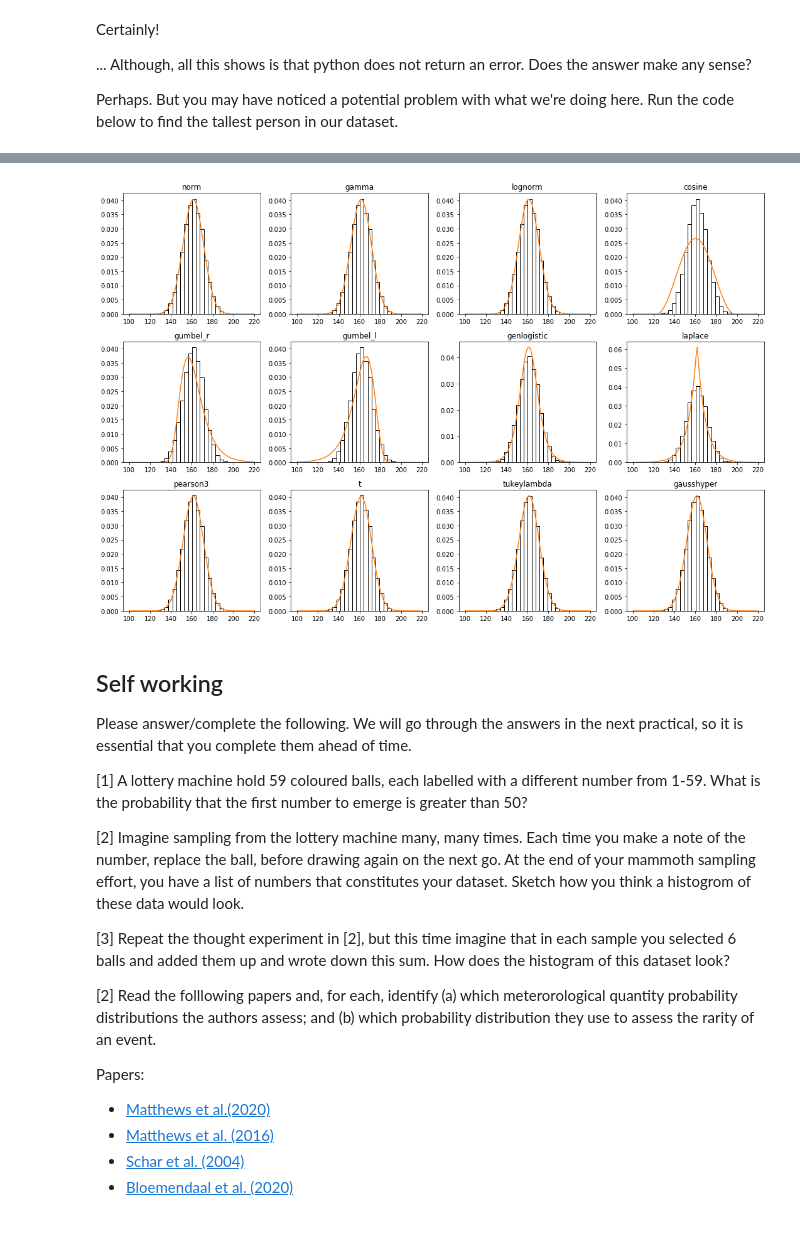
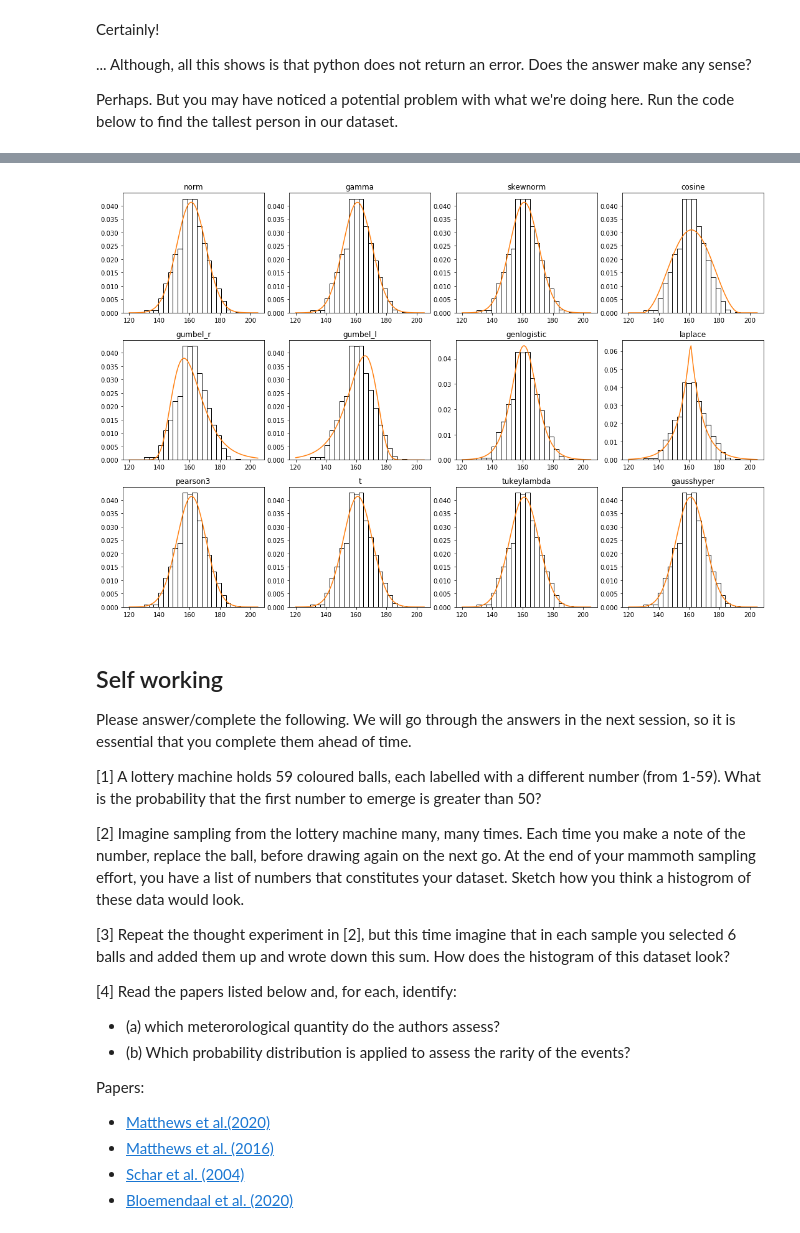
Before and after one commit to climatom/GYP050, a Jupyter notebook: Statistics Primer.ipynb, the cells around one changed output, grey strips where cells are left out. Cells and saved outputs as stored; diff of their text form; code cells hidden in the pictures.

```diff
--- a/Statistics Primer.ipynb
+++ b/Statistics Primer.ipynb
@@ -22,0 +23,5 @@ The average height of a UK woman (as of 2010) was [161.6 cm](https://www.bbc.co.
+# %%
+heights=np.loadtxt("Data/Heights.csv") # Read in the sample of women's height
+mean=np.mean(heights)
+sigma=np.std(heights)
+print("Mean is %.2f cm, standard deviation is %.2f"%(mean,sigma))
@@ -23,8 +32,5 @@ The average height of a UK woman (as of 2010) was [161.6 cm](https://www.bbc.co.
 # %%
-heights=np.random.normal(loc=161.6,scale=10,size=10000) # This takes a random sample of 10000 heights
-# representative of the UK female population
-
-# Lets make a histogram of these heights
+#Lets make a histogram...
 fig,ax=plt.subplots(1,1)
 out=ax.hist(heights,bins=20,facecolor='white',edgecolor='black')
 ax.set_xlabel("Height (cm)")
@@ -100,7 +104,7 @@ Whilst this may look complicated, it isn't. The function will simply return a va
 
 In the plot below we evaluate $p(x)$ for all values of $x$ (between 100 and 220 cm) using the equation above. We then plot this on the histogram, which has been scaled so that that the bars sum to 1. This enables a fair comparison to the probability density function defined above.
 # %%
-x=np.linspace(100,220,100) # set up values of x (heights) to query
+x=np.linspace(120,205,100) # set up values of x (heights) to query
 sigma=10
 mean=161.6
 px=1/(sigma*np.sqrt(2*np.pi))*np.exp(-1/2.*((x-mean)/sigma)**2)
@@ -186,34 +210,36 @@ You should then proceed to the **Questions** section for your home/self-guided w
 # %%
-dists=["norm","gamma","lognorm","cosine","gumbel_r","gumbel_l","genlogistic","laplace","pearson3","t",
+dists=["norm","gamma","skewnorm","cosine","gumbel_r","gumbel_l","genlogistic","laplace","pearson3","t",
       "tukeylambda","gausshyper"]
-p=stats.expon.pdf(xref)
+p=stats.expon.pdf(x)
 fig,ax=plt.subplots(3,4)
 fig.set_size_inches(15,10)
 for i in range(len(dists)):
     d=getattr(stats,dists[i])
     params=d.fit(heights)
     if len(params)==2:
         p=d.pdf(x,params[0],params[1])
     elif len(params)==3:
         p=d.pdf(x,params[0],params[1],params[2])
     out=ax.flat[i].hist(heights,20,density=True,facecolor='white',edgecolor='black')
     ax.flat[i].plot(x,p)
     ax.flat[i].set_title(dists[i])
 plt.tight_layout()
 # %% [output]
-[figure, old version]
+[figure, new version]
 # %% [markdown]
 ## Self working
 
-Please answer/complete the following. We will go through the answers in the next practical, so it is essential that you complete them ahead of time.
+Please answer/complete the following. We will go through the answers in the next session, so it is essential that you complete them ahead of time.
 
-[1] A lottery machine hold 59 coloured balls, each labelled with a different number from 1-59. What is the probability that the first number to emerge is greater than 50?
+[1] A lottery machine holds 59 coloured balls, each labelled with a different number (from 1-59). What is the probability that the first number to emerge is greater than 50?
 
 [2] Imagine sampling from the lottery machine many, many times. Each time you make a note of the number, replace the ball, before drawing again on the next go. At the end of your mammoth sampling effort, you have a list of numbers that constitutes your dataset. Sketch how you think a histogrom of these data would look.
 
 [3] Repeat the thought experiment in [2], but this time imagine that in each sample you selected 6 balls and added them up and wrote down this sum. How does the histogram of this dataset look?
 
-[2] Read the folllowing papers and, for each, identify (a) which meterorological quantity probability distributions the authors assess; and (b) which probability distribution they use to assess the rarity of an event.
+[4] Read the papers listed below and, for each, identify:
+- (a) which meterorological quantity do the authors assess?
+- (b) Which probability distribution is applied to assess the rarity of the events?
 
 Papers:
 - [Matthews et al.(2020)](https://iopscience.iop.org/article/10.1088/1748-9326/aa98c8)
```
Also changed, not shown: parts of 19 cells of this notebook, 5 other files.
